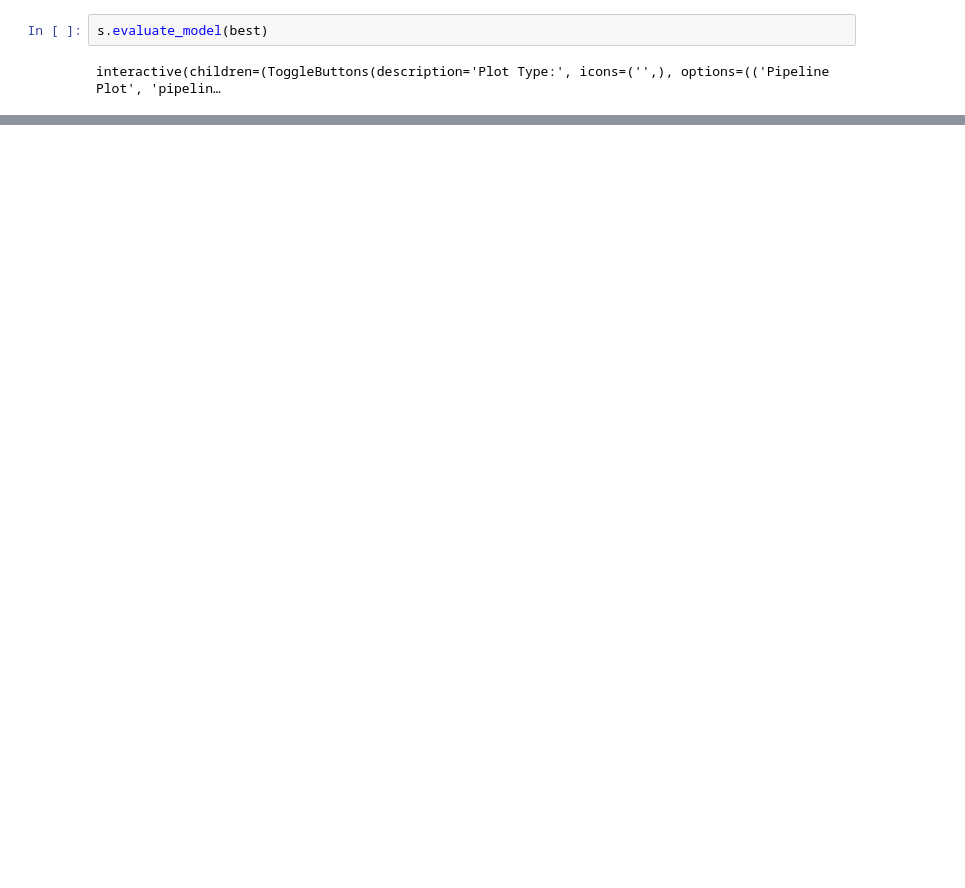
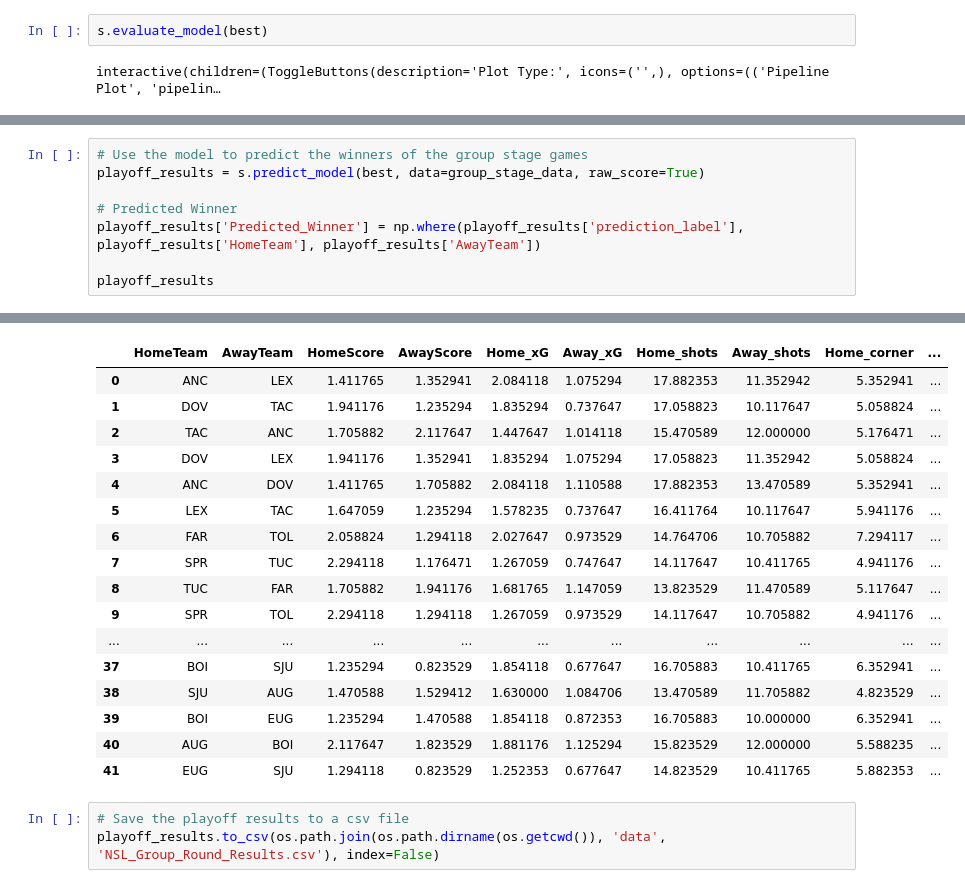
Before and after one commit to disbh/Wharton-HS-Competition-Soccer-Playoff-Predictions, a Jupyter notebook: python/feature_engineering.ipynb, the cells around one changed output, grey strips where cells are left out. Cells and saved outputs as stored; diff of their text form; blank space fills up the shorter version.

Commit message:
Update feature_engineering for predictions

```diff
--- a/python/feature_engineering.ipynb
+++ b/python/feature_engineering.ipynb
@@ -456,0 +496,9 @@ interactive(children=(ToggleButtons(description='Plot Type:', icons=('',), optio
+# %%
+# Use the model to predict the winners of the group stage games
+playoff_results = s.predict_model(best, data=group_stage_data, raw_score=True)
+
+# Predicted Winner
+playoff_results['Predicted_Winner'] = np.where(playoff_results['prediction_label'], playoff_results['HomeTeam'], playoff_results['AwayTeam'])
+
+playoff_results
+# %% [output]
@@ -456,0 +506,20 @@ interactive(children=(ToggleButtons(description='Plot Type:', icons=('',), optio
+|  | HomeTeam | AwayTeam | HomeScore | AwayScore | Home_xG | Away_xG | Home_shots | Away_shots | Home_corner | ... |
+| 0 | ANC | LEX | 1.411765 | 1.352941 | 2.084118 | 1.075294 | 17.882353 | 11.352942 | 5.352941 | ... |
+| 1 | DOV | TAC | 1.941176 | 1.235294 | 1.835294 | 0.737647 | 17.058823 | 10.117647 | 5.058824 | ... |
+| 2 | TAC | ANC | 1.705882 | 2.117647 | 1.447647 | 1.014118 | 15.470589 | 12.000000 | 5.176471 | ... |
+| 3 | DOV | LEX | 1.941176 | 1.352941 | 1.835294 | 1.075294 | 17.058823 | 11.352942 | 5.058824 | ... |
+| 4 | ANC | DOV | 1.411765 | 1.705882 | 2.084118 | 1.110588 | 17.882353 | 13.470589 | 5.352941 | ... |
+| 5 | LEX | TAC | 1.647059 | 1.235294 | 1.578235 | 0.737647 | 16.411764 | 10.117647 | 5.941176 | ... |
+| 6 | FAR | TOL | 2.058824 | 1.294118 | 2.027647 | 0.973529 | 14.764706 | 10.705882 | 7.294117 | ... |
+| 7 | SPR | TUC | 2.294118 | 1.176471 | 1.267059 | 0.747647 | 14.117647 | 10.411765 | 4.941176 | ... |
+| 8 | TUC | FAR | 1.705882 | 1.941176 | 1.681765 | 1.147059 | 13.823529 | 11.470589 | 5.117647 | ... |
+| 9 | SPR | TOL | 2.294118 | 1.294118 | 1.267059 | 0.973529 | 14.117647 | 10.705882 | 4.941176 | ... |
+| ... | ... | ... | ... | ... | ... | ... | ... | ... | ... | ... |
+| 37 | BOI | SJU | 1.235294 | 0.823529 | 1.854118 | 0.677647 | 16.705883 | 10.411765 | 6.352941 | ... |
+| 38 | SJU | AUG | 1.470588 | 1.529412 | 1.630000 | 1.084706 | 13.470589 | 11.705882 | 4.823529 | ... |
+| 39 | BOI | EUG | 1.235294 | 1.470588 | 1.854118 | 0.872353 | 16.705883 | 10.000000 | 6.352941 | ... |
+| 40 | AUG | BOI | 2.117647 | 1.823529 | 1.881176 | 1.125294 | 15.823529 | 12.000000 | 5.588235 | ... |
+| 41 | EUG | SJU | 1.294118 | 0.823529 | 1.252353 | 0.677647 | 14.823529 | 10.411765 | 5.882353 | ... |
+# %%
+# Save the playoff results to a csv file
+playoff_results.to_csv(os.path.join(os.path.dirname(os.getcwd()), 'data', 'NSL_Group_Round_Results.csv'), index=False)
```
Also changed, not shown: parts of 21 cells of this notebook, 7 other files.
